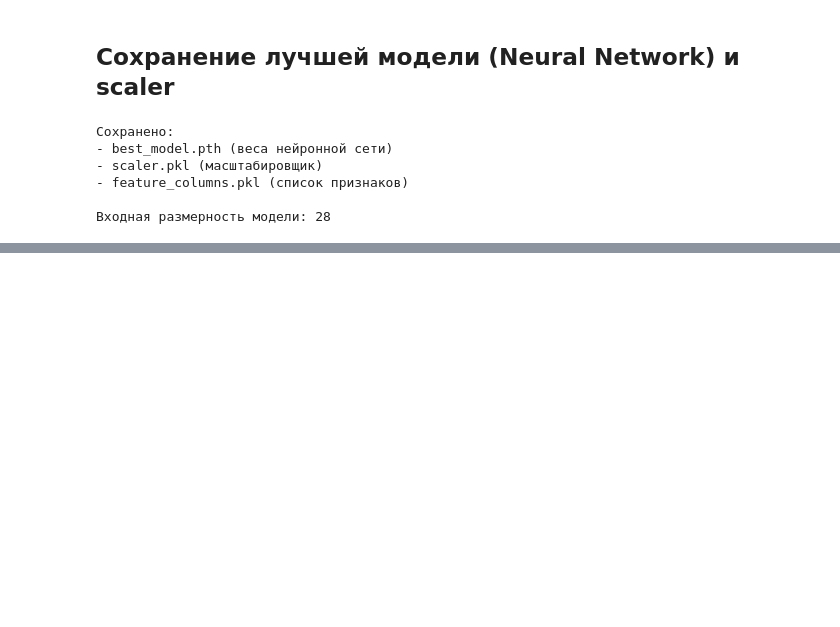
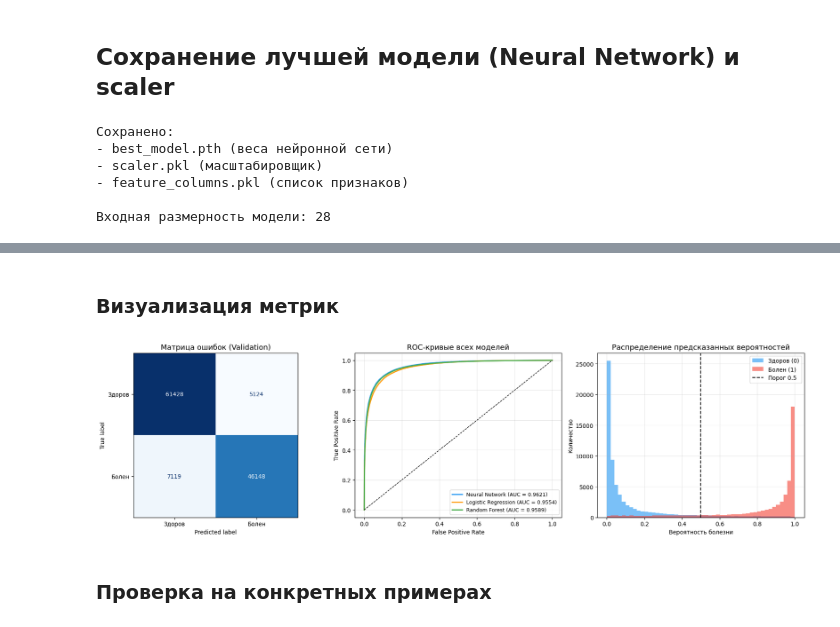
Before and after one commit to mavihealth/Heart-Disease-Detection, a Jupyter notebook: analisis.ipynb, the cells around one changed output, grey strips where cells are left out. Drawn from its saved outputs; the diff is of its cells as text; code cells hidden in the pictures; blank space fills up the shorter version.

Commit message:
add model evaluation and conclusions

```diff
--- a/analisis.ipynb
+++ b/analisis.ipynb
@@ -648,0 +703,50 @@ print(f"\nВходная размерность модели: {len(feature_colum
+# %% [markdown]
+### Визуализация метрик
+# %%
+fig, axes = plt.subplots(1, 3, figsize=(18, 5))
+
+# Confusion Matrix
+cm = confusion_matrix(y_val, nn_pred)
+disp = ConfusionMatrixDisplay(confusion_matrix=cm,
+                               display_labels=['Здоров', 'Болен'])
+disp.plot(ax=axes[0], colorbar=False, cmap='Blues')
+axes[0].set_title('Матрица ошибок (Validation)', fontsize=13)
+
+# ROC-кривая
+fpr, tpr, _ = roc_curve(y_val, nn_proba)
+roc_auc = auc(fpr, tpr)
+axes[1].plot(fpr, tpr, color='#2196F3', lw=2,
+             label=f'Neural Network (AUC = {roc_auc:.4f})')
+# Добавим LR и RF для сравнения
+fpr_lr, tpr_lr, _ = roc_curve(y_val, lr_proba)
+fpr_rf, tpr_rf, _ = roc_curve(y_val, rf_proba)
+axes[1].plot(fpr_lr, tpr_lr, color='#FF9800', lw=2,
+             label=f'Logistic Regression (AUC = {roc_auc_score(y_val, lr_proba):.4f})')
+axes[1].plot(fpr_rf, tpr_rf, color='#4CAF50', lw=2,
+             label=f'Random Forest (AUC = {roc_auc_score(y_val, rf_proba):.4f})')
+axes[1].plot([0, 1], [0, 1], 'k--', lw=1)
+axes[1].set_xlabel('False Positive Rate')
+axes[1].set_ylabel('True Positive Rate')
+axes[1].set_title('ROC-кривые всех моделей', fontsize=13)
+axes[1].legend(loc='lower right', fontsize=9)
+axes[1].grid(alpha=0.3)
+
+# Распределение вероятностей
+axes[2].hist(nn_proba[y_val == 0], bins=50, alpha=0.6,
+             color='#2196F3', label='Здоров (0)')
+axes[2].hist(nn_proba[y_val == 1], bins=50, alpha=0.6,
+             color='#F44336', label='Болен (1)')
+axes[2].axvline(x=0.5, color='black', linestyle='--', label='Порог 0.5')
+axes[2].set_xlabel('Вероятность болезни')
+axes[2].set_ylabel('Количество')
+axes[2].set_title('Распределение предсказанных вероятностей', fontsize=13)
+axes[2].legend()
+axes[2].grid(alpha=0.3)
+
+plt.tight_layout()
+plt.savefig('model_evaluation.png', dpi=150, bbox_inches='tight')
+plt.show()
+# %% [output]
+[figure, added]
+# %% [markdown]
+### Проверка на конкретных примерах
```
Also changed, not shown: parts of 10 cells of this notebook.
